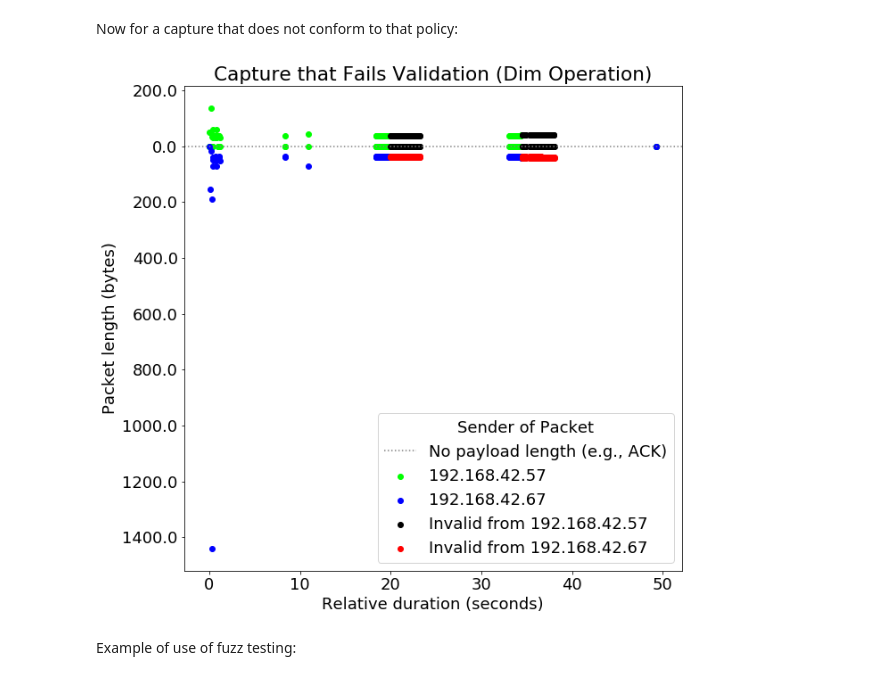
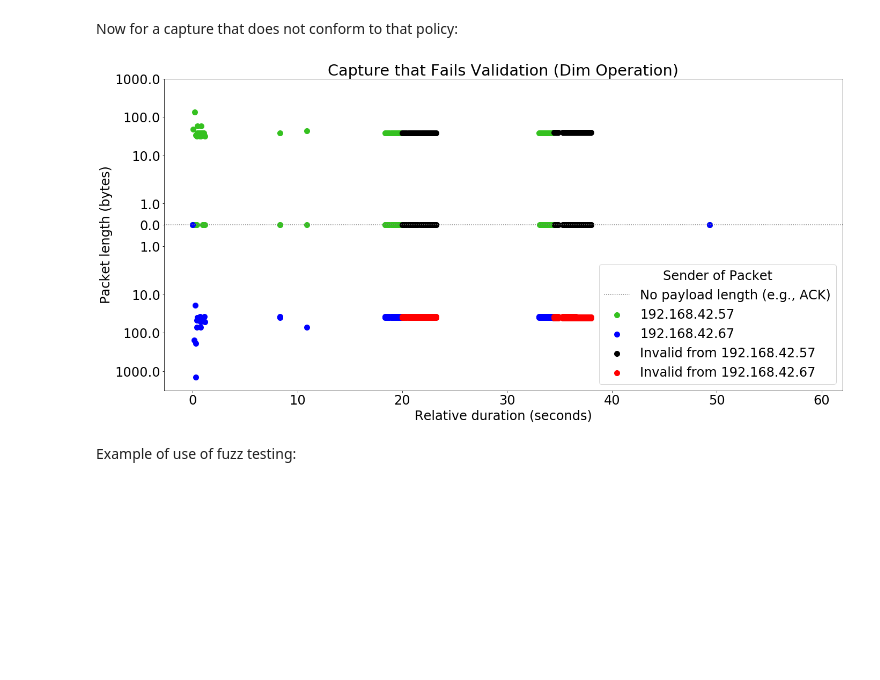
Before and after one commit to adolan5/NetworkAuditing, a Jupyter notebook: Fuzz Testing.ipynb, the cells around one changed output. Saved outputs shown, nothing was run; the diff lists cells and outputs as text; code cells hidden in the pictures; blank space fills up the shorter version.

```diff
--- a/Fuzz Testing.ipynb
+++ b/Fuzz Testing.ipynb
@@ -3,12 +3,15 @@
 # %%
 from FlowAnalysis import NetAuditor, PolicyEvaluator
 from FlowAnalysis.test import InputFuzzer
-from matplotlib import pyplot as plt
+from matplotlib import pyplot as plt, ticker
 from scapy.all import *
 import json
 
-figsize = (10, 10)
-plt.rcParams.update({'font.size': 18})
+%matplotlib inline
+
+figsize = (20, 10)
+plt.rcParams.update({'font.size': 24, 'lines.markersize': 10})
+abs_ticker = ticker.FuncFormatter(lambda x, pos: abs(x))
 # %% [markdown]
 First, a look at a policy defined for the handshake operation of the IDevices smart dimmer switch:
 # %%
@@ -42,5 +45,7 @@ for flow in audit.flow_analyzer.get_tcp_flows():
     fig = plt.figure(figsize=figsize)
     ax = flow.get_packets_graph(draw_highlights=False, highlight_invalid=True)
     ax.set_title('Exmaple Handshake')
+    ax.set_yscale('symlog')
+    ax.yaxis.set_major_formatter(abs_ticker)
     plt.show()
 # %% [output]
@@ -56,11 +61,16 @@ audit = NetAuditor(pdp, './data/captures/DimSlider.json')
 # %%
 for flow in audit.flow_analyzer.get_tcp_flows():
     fig = plt.figure(figsize=figsize)
     ax = flow.get_packets_graph(draw_highlights=False, highlight_invalid=True)
     ax.set_title('Capture that Fails Validation (Dim Operation)')
+    ax.set_yscale('symlog')
+    ax.yaxis.set_major_formatter(abs_ticker)
+    ax.set_xlim(right=62)
+    ax.set_ylim(top=1000)
+    fig.tight_layout()
     plt.show()
 # %% [output]
-[figure, old version]
+[figure, new version]
 # %% [markdown]
 Example of use of fuzz testing:
 # %%
```
Also changed, not shown: parts of 7 cells of this notebook.
